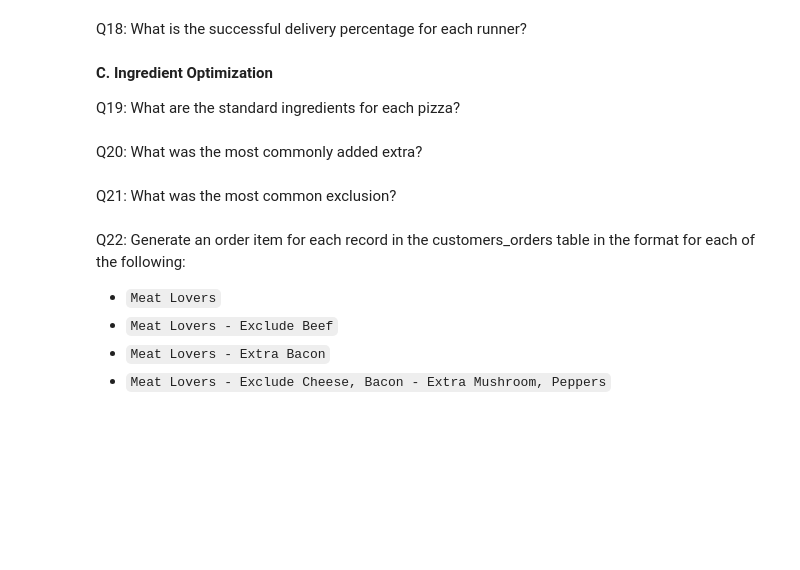
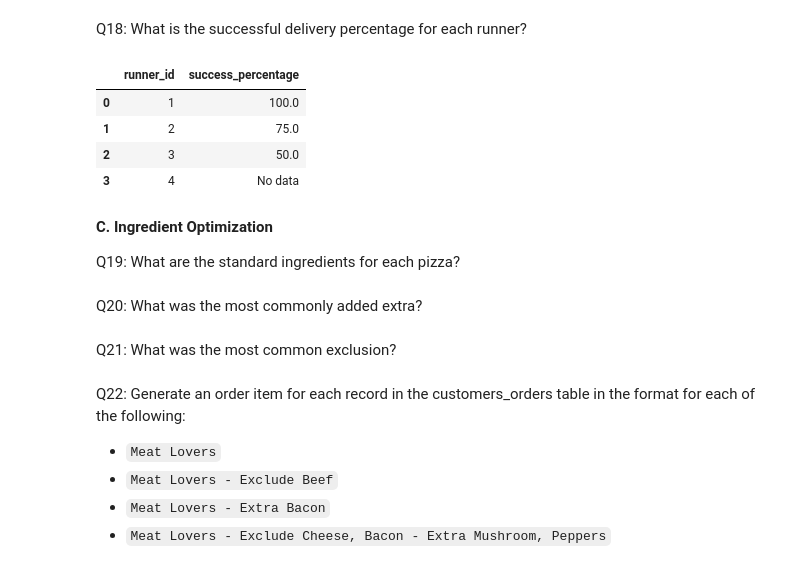
Before and after one commit to 20100215/8_Week_SQL_Challenge, a Jupyter notebook: Week 2 (Pizza Runner)/week2.ipynb, the cells around one changed output. Cells and saved outputs as stored; diff of their text form; code cells hidden in the pictures; blank space fills up the shorter version.

```diff
--- a/Week 2 (Pizza Runner)/week2.ipynb
+++ b/Week 2 (Pizza Runner)/week2.ipynb
@@ -473,5 +594,34 @@ Q17: What was the average speed for each runner for each delivery and do you not
 # %% [markdown]
 Q18: What is the successful delivery percentage for each runner?
+# %%
+# Include runners with no delivery -> "No data"
+query("""
+    SELECT
+        r.runner_id,
+        ROUND(100 * SUM(
+            CASE WHEN ro.distance IS NOT NULL THEN 1 ELSE 0 END
+        ) / COUNT(*), 2) AS success_percentage
+    FROM
+        runners r
+        JOIN runner_orders_clean ro
+            ON r.runner_id = ro.runner_id
+    GROUP BY r.runner_id
+    UNION
+    SELECT
+        runner_id,
+        'No data' AS success_percentage
+    FROM
+        runners r
+    WHERE
+        runner_id NOT IN
+            (SELECT DISTINCT runner_id from runner_orders_clean)
+""")
+# %% [output]
+|  | runner_id | success_percentage |
+| 0 | 1 | 100.0 |
+| 1 | 2 | 75.0 |
+| 2 | 3 | 50.0 |
+| 3 | 4 | No data |
 # %% [markdown]
 **C. Ingredient Optimization**
 
```
Also changed, not shown: parts of 7 cells of this notebook.
